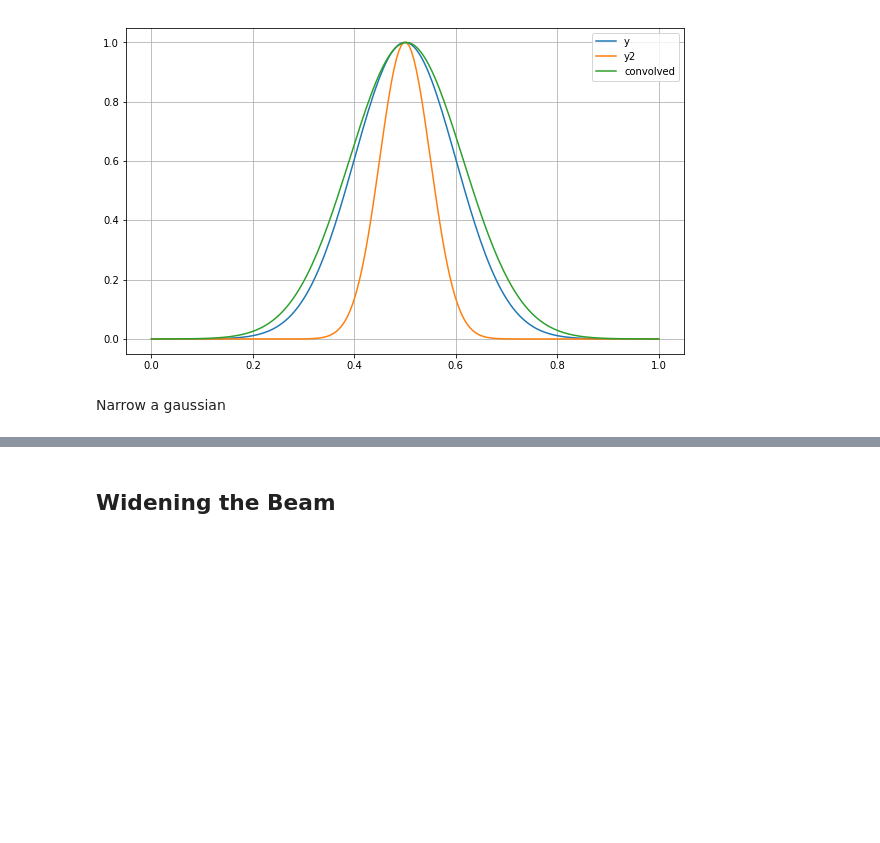
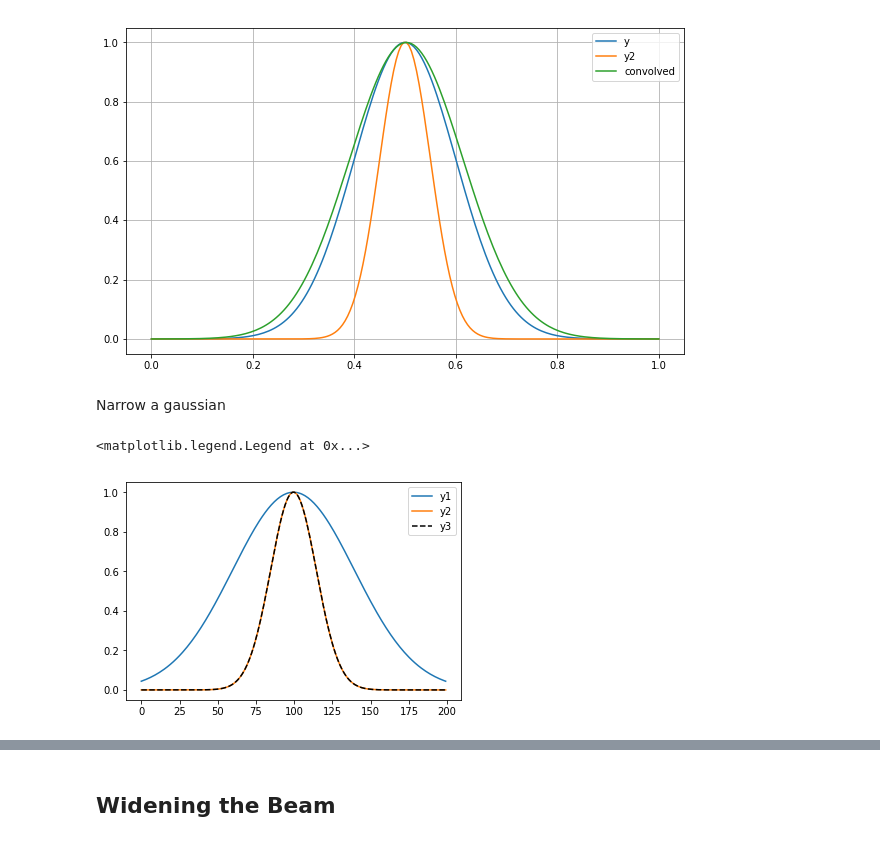
Before and after one commit to tyler-a-cox/HERA_Tsys, a Jupyter notebook: notebooks/Beam_Uncertainty.ipynb, the cells around one changed output, grey strips where cells are left out. Drawn from its saved outputs; the diff is of its cells as text; code cells hidden in the pictures; blank space fills up the shorter version.

```diff
--- a/notebooks/Gaussian_Broadening.ipynb
+++ b/notebooks/Beam_Uncertainty.ipynb
@@ -27,3 +28,18 @@ plt.show()
 [figure]
 # %% [markdown]
 Narrow a gaussian
+# %%
+y = gaussian(x, 0.5, 0.2)
+y2 = gaussian(x, 0.5, 0.075)
+
+q, y3 = deconvolve(y,y2)
+
+plt.plot(y/y.max(), label = 'y1')
+
+plt.plot(y2/y2.max(),label = 'y2')
+
+plt.plot(np.abs(y3)/np.abs(y3).max(), 'k--',label = 'y3')
+plt.legend()
+# %% [output]
+<matplotlib.legend.Legend at 0x...>
+[figure, added]
```
Also changed, not shown: parts of 4 cells of this notebook, 3 other files.
